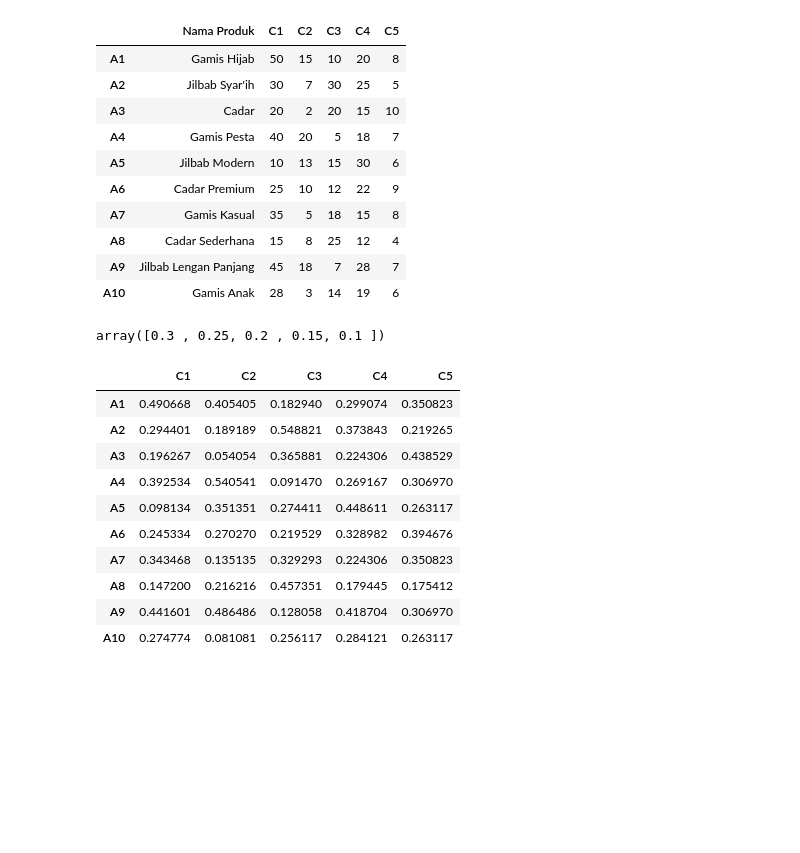
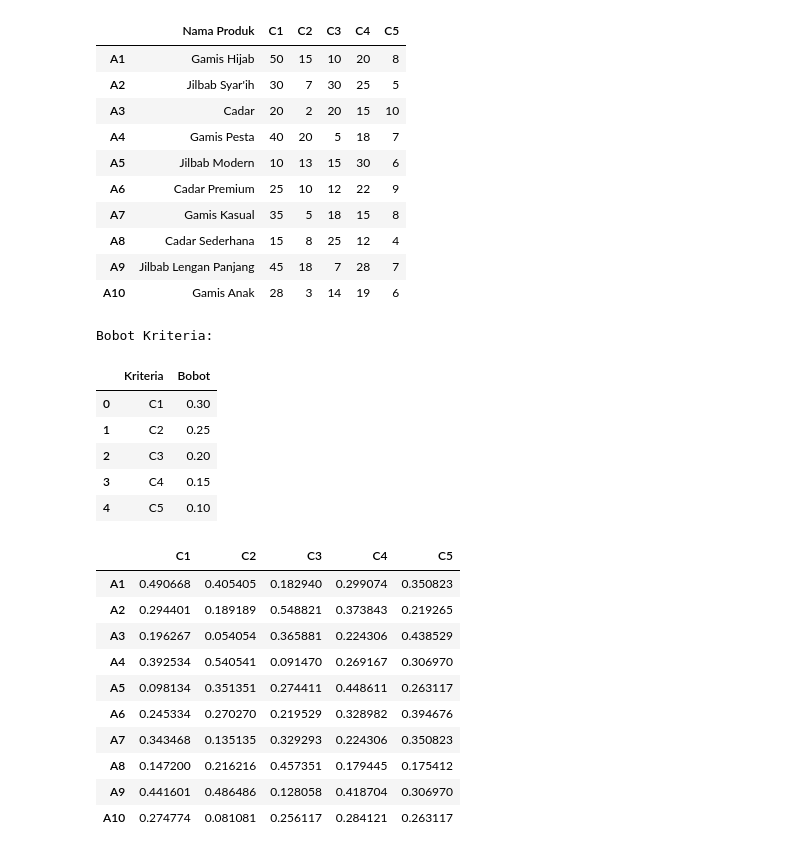
Before and after one commit to ZIDANIDROS/BelajarDataScience, a Jupyter notebook: 4522210012_husein_zidan_SPK_uts.ipynb, the cells around one changed output. Saved outputs shown, nothing was run; the diff lists cells and outputs as text; code cells hidden in the pictures; blank space fills up the shorter version.

```diff
--- a/4522210012_husein_zidan_SPK_uts.ipynb
+++ b/4522210012_husein_zidan_SPK_uts.ipynb
@@ -59,11 +59,25 @@ df
 | A8 | Cadar Sederhana | 15 | 8 | 25 | 12 | 4 |
 | A9 | Jilbab Lengan Panjang | 45 | 18 | 7 | 28 | 7 |
 | A10 | Gamis Anak | 28 | 3 | 14 | 19 | 6 |
-# %%
-weights = np.array([0.3, 0.25, 0.2, 0.15, 0.1])  # Bobot untuk Jumlah Penjualan, Persentase Penurunan Stok, Waktu Stok, Margin Keuntungan
-weights
-# %% [output]
-array([0.3 , 0.25, 0.2 , 0.15, 0.1 ])
+# %%
+# Bobot untuk Jumlah Penjualan, Persentase Penurunan Stok, Waktu Stok, Margin Keuntungan
+weights = np.array([0.3, 0.25, 0.2, 0.15, 0.1])
+
+df_weights = pd.DataFrame({
+    'Kriteria': ['C1', 'C2', 'C3', 'C4', 'C5'],
+    'Bobot': weights
+})
+
+print("Bobot Kriteria:")
+df_weights
+# %% [output]
+Bobot Kriteria:
+|  | Kriteria | Bobot |
+| 0 | C1 | 0.30 |
+| 1 | C2 | 0.25 |
+| 2 | C3 | 0.20 |
+| 3 | C4 | 0.15 |
+| 4 | C5 | 0.10 |
 # %%
 # Matriks normalisasi R'
 R = df[["C1", "C2", "C3", "C4", "C5"]] / np.sqrt((df[["C1", "C2", "C3", "C4", "C5"]] ** 2).sum())
```
Also changed, not shown: parts of 3 cells of this notebook.
